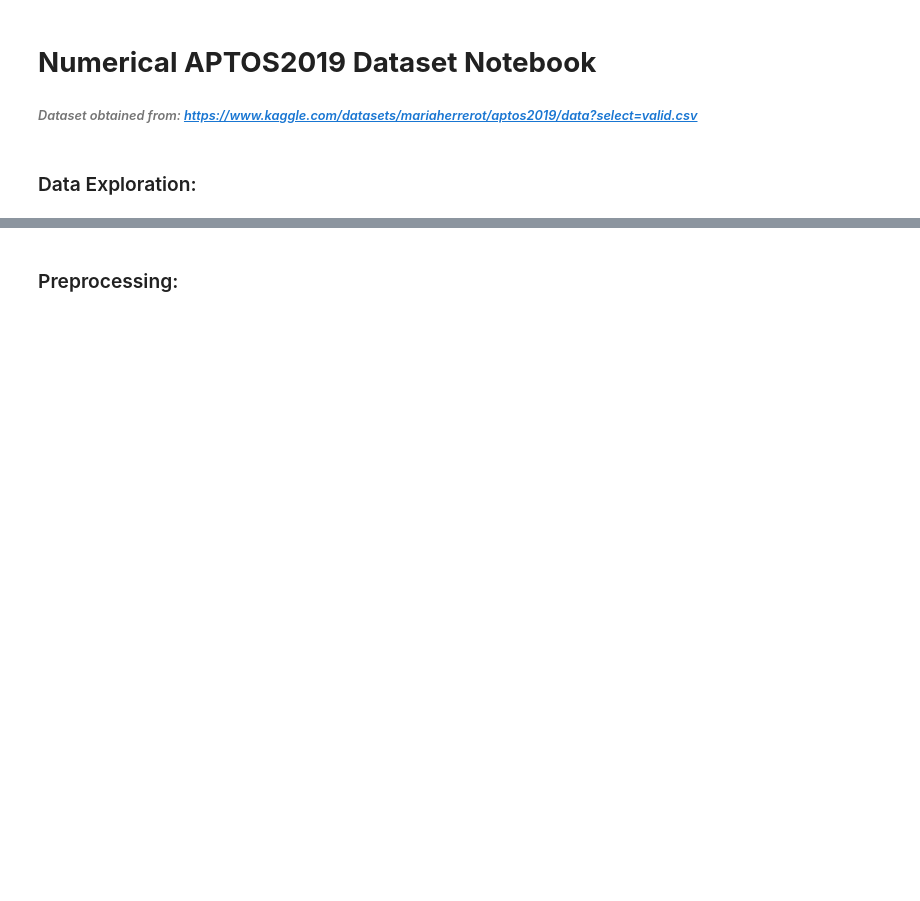
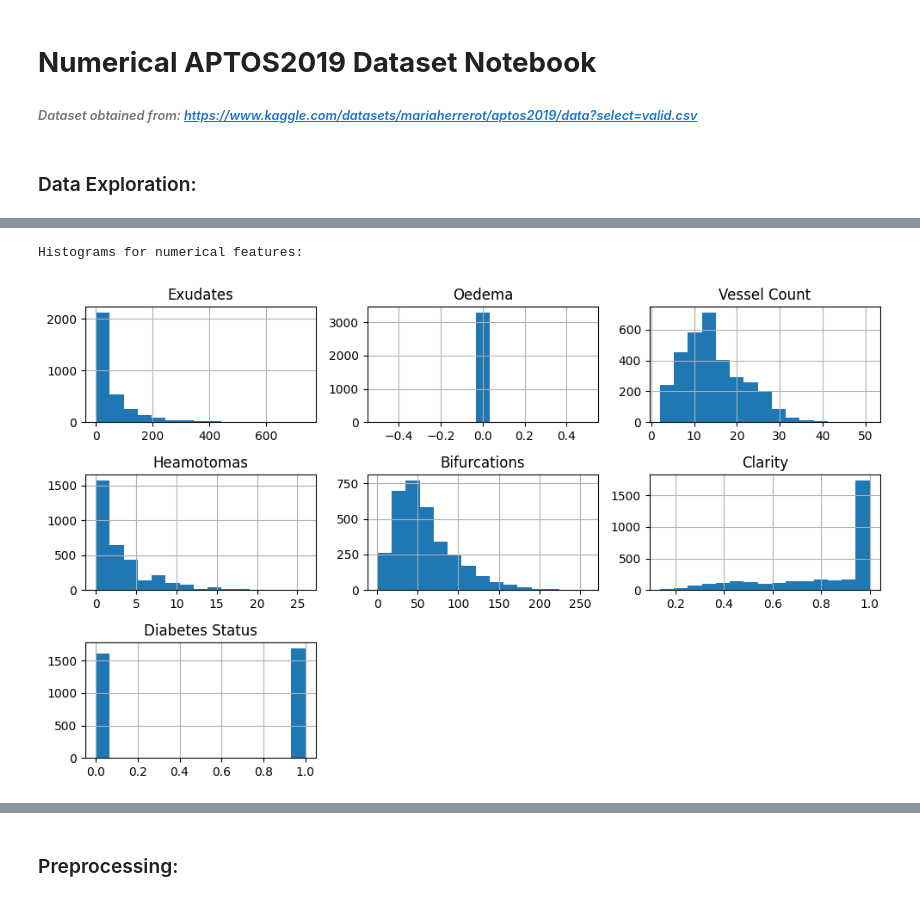
Before and after one commit to CaelynViljoen/ELEN4012A-Investigation-Project, a Jupyter notebook: Src/Training/NumericalData.ipynb, the cells around one changed output, grey strips where cells are left out. Drawn from its saved outputs; the diff is of its cells as text; code cells hidden in the pictures; blank space fills up the shorter version.

Commit message:
Training the numerical models file adapted

```diff
--- a/Src/Training/NumericalData.ipynb
+++ b/Src/Training/NumericalData.ipynb
@@ -29,7 +31,7 @@ from sklearn.ensemble import GradientBoostingRegressor
 # %%
 # Viewing the first 5 rows of the 'train' csv file
 
-feature_extraction_csv_file_path = os.path.join('..', '..', 'Data', 'APTOS-2019 Dataset', 'high_res_features_train.csv')
+feature_extraction_csv_file_path = os.path.join('..', '..', 'Data', 'APTOS-2019 Dataset', 'features_new_700_res_train.csv')
 
 feature_extraction_df = pd.read_csv(feature_extraction_csv_file_path)
 
@@ -52,10 +110,13 @@ display(feature_extraction_df.dtypes)
 # %%
 # Plot histograms for numerical features
 print("\nHistograms for numerical features:")
-numerical_columns = ['Exudates', 'Oedema', 'Vessel Count', 'Heamotomas', 'Diabetes Status']
-feature_extraction_df[numerical_columns].hist(bins=15, figsize=(10, 6), layout=(2, 3))
+numerical_columns = ['Exudates', 'Oedema', 'Vessel Count', 'Heamotomas', 'Bifurcations', 'Clarity', 'Diabetes Status']
+feature_extraction_df[numerical_columns].hist(bins=15, figsize=(10, 6), layout=(3, 3))
 plt.tight_layout()
 plt.show()
+# %% [output]
+Histograms for numerical features:
+[figure, added]
 # %%
 # Plot histograms for each numerical feature, separating by 'Diabetes Status'
 print("\nHistograms for numerical features:")
```
Also changed, not shown: parts of 87 cells of this notebook.
